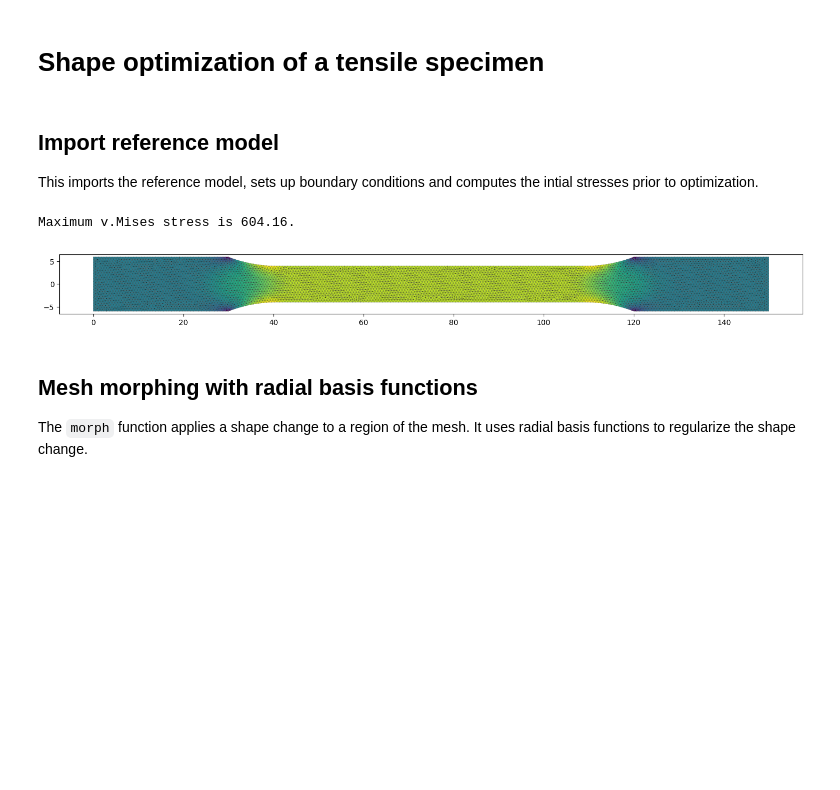
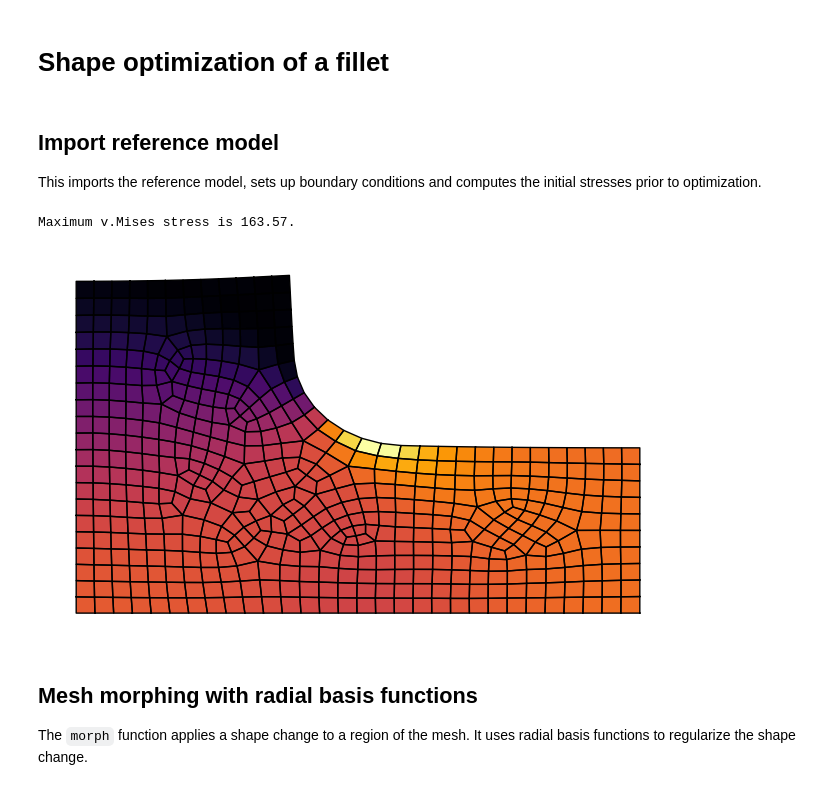
Before and after one commit to meyer-nils/torch-fem, a Jupyter notebook: examples/optimization/shape_optimization_planar.ipynb, the cells around one changed output. Cells and saved outputs as stored; diff of their text form; code cells hidden in the pictures; blank space fills up the shorter version.

```diff
--- a/examples/optimization/shape_optimization_planar.ipynb
+++ b/examples/optimization/shape_optimization_planar.ipynb
@@ -1,5 +1,5 @@
 # %% [markdown]
-# Shape optimization of a tensile specimen
+# Shape optimization of a fillet
 # %%
 import torch
 import matplotlib.pyplot as plt
@@ -10,31 +10,32 @@ from torchfem.materials import IsotropicPlaneStress
 from torchfem.examples import get_example_file
 # %% [markdown]
 ## Import reference model
-This imports the reference model, sets up boundary conditions and computes the intial stresses prior to optimization.
+This imports the reference model, sets up boundary conditions and computes the initial stresses prior to optimization.
 # %%
 # Material model (plane stress)
-material = IsotropicPlaneStress(E=72000.0, nu=0.2)
+material = IsotropicPlaneStress(E=1000.0, nu=0.3)
 
 # Import mesh
-specimen = import_mesh(get_example_file("tensile.vtu"), C=material.C())
+specimen = import_mesh(get_example_file("fillet.vtu"), C=material.C())
 
-# Left end BCs (fixed)
+# Symmetry nodes
 left = specimen.nodes[:, 0] < 0.1
 specimen.constraints[left, 0] = True
-specimen.constraints[left & (torch.abs(specimen.nodes[:, 1]) < 0.1), 1] = True
+bottom = specimen.nodes[:, 1] < 0.1
+specimen.constraints[bottom, 1] = True
 
-# right end BCs (prescribed displacement)
-right = specimen.nodes[:, 0] >= 149.9
+# Load at right end
+right = specimen.nodes[:, 0] >= specimen.nodes[:, 0].max() - 0.1
 specimen.constraints[right, 0] = True
-specimen.displacements[right, 0] = 1.0
+specimen.displacements[right, 0] = 6.0
 # %%
 u, _ = specimen.solve()
 mises = specimen.compute_stress(u, mises=True)
-specimen.plot(axes=True, bcs=False, element_property=mises, linewidth=0.1, figsize=(18,3))
+specimen.plot(u, bcs=False, element_property=mises, cmap="inferno")
 print(f"Maximum v.Mises stress is {torch.max(mises):.2f}.")
 # %% [output]
-Maximum v.Mises stress is 604.16.
+Maximum v.Mises stress is 163.57.
-[figure, old version]
+[figure, new version]
 # %% [markdown]
 ## Mesh morphing with radial basis functions
 The `morph` function applies a shape change to a region of the mesh. It uses radial basis functions to regularize the shape change.
```
Also changed, not shown: parts of 7 cells of this notebook, 3 other files.
